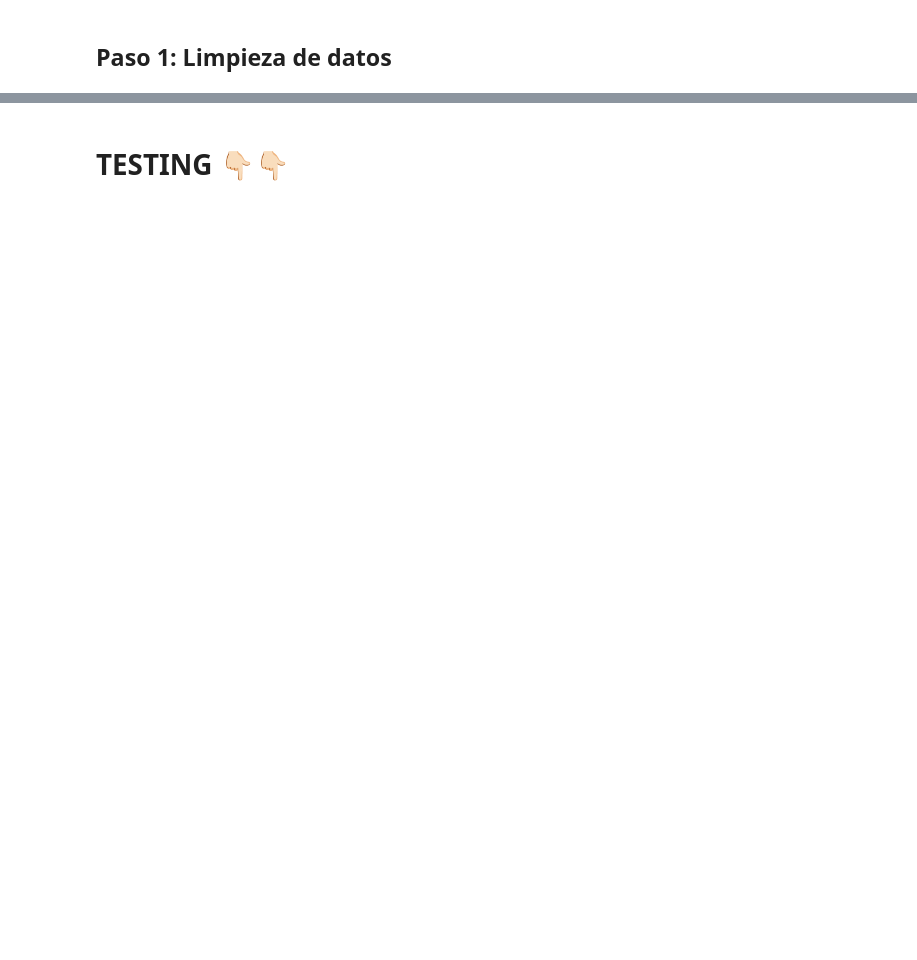
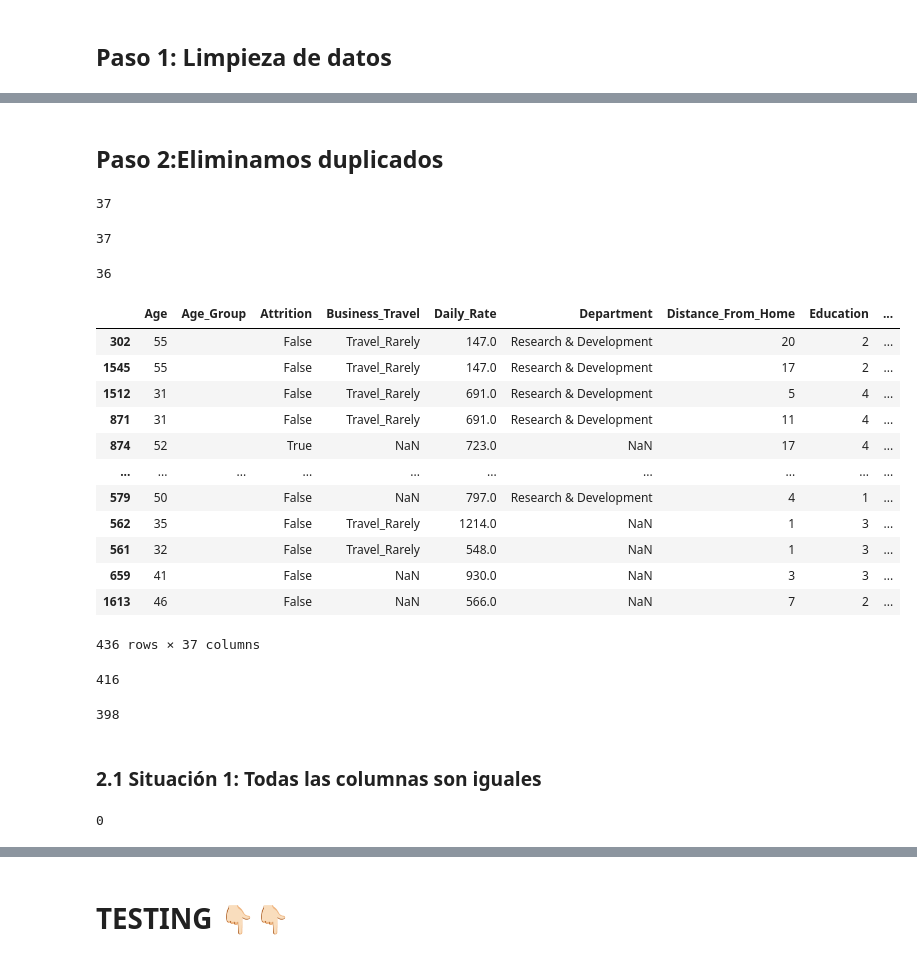
Before and after one commit to nuriancg/project-da-promo-H-module-3-team-1, a Jupyter notebook: Fase2_Nuria.ipynb, the cells around one changed output, grey strips where cells are left out. Saved outputs shown, nothing was run; the diff lists cells and outputs as text; code cells hidden in the pictures; blank space fills up the shorter version.

```diff
--- a/Fase2_Nuria.ipynb
+++ b/Fase2_Nuria.ipynb
@@ -294,0 +207,5 @@ hrd.drop_duplicates(subset=lista_columnas,keep='last',inplace=True)
+# %%
+lista_col_int_nulos=['Employee_Number','Hourly_Rate','Performance_Rating','Total_Working_Years','Work_Life_Balance','Years_In_Current_Role']
+
+for col in lista_col_int_nulos:
+    df[col]=df[col].replace({'nan':99999,'NaN':99999, 'Not Available':99999})
@@ -294,0 +214,5 @@ hrd.drop_duplicates(subset=lista_columnas,keep='last',inplace=True)
+# %%
+lista_col_to_int=['Age','Distance_From_Home','Employee_Number','Environment_Satisfaction','Hourly_Rate','Job_Involvement','Total_Working_Years','Performance_Rating','Years_In_Current_Role','Work_Life_Balance']
+
+for col in lista_col_to_int:
+    df[col] = df[col].astype(int)
@@ -294,0 +221,5 @@ hrd.drop_duplicates(subset=lista_columnas,keep='last',inplace=True)
+# %%
+lista_col_to_float=['Daily_Rate','Monthly_Income','Monthly_Rate','Standard_Hours']
+
+for col in lista_col_to_float:
+    df[col] = df[col].astype(float)
@@ -294,0 +228,18 @@ hrd.drop_duplicates(subset=lista_columnas,keep='last',inplace=True)
+# %%
+lista_col_to_bool=['Remote_Work']
+
+for col in lista_col_to_bool:
+    df[col] = df[col].astype(bool)
+# %% [markdown]
+## Paso 2:Eliminamos duplicados
+# %%
+#Obtenemos el listado del nombre de las columnas del DF
+lista_col_names = set(df.columns.tolist())
+len(lista_col_names)
+# %% [output]
+37
+# %%
+nueva_lista_2 = lista_col_names
+len(nueva_lista_2)
+# %% [output]
+37
@@ -294,0 +248,39 @@ hrd.drop_duplicates(subset=lista_columnas,keep='last',inplace=True)
+# %%
+len(lista_col_names)
+# %% [output]
+36
+# %%
+#Obtenemos un df de los duplicados
+df_duplicados = df[df['Employee_Number'].isin(df['Employee_Number'][df['Employee_Number'].duplicated()])].sort_values('Employee_Number')
+df_duplicados
+# %% [output]
+|  | Age | Age_Group | Attrition | Business_Travel | Daily_Rate | Department | Distance_From_Home | Education | ... |
+| 302 | 55 |  | False | Travel_Rarely | 147.0 | Research & Development | 20 | 2 | ... |
+| 1545 | 55 |  | False | Travel_Rarely | 147.0 | Research & Development | 17 | 2 | ... |
+| 1512 | 31 |  | False | Travel_Rarely | 691.0 | Research & Development | 5 | 4 | ... |
+| 871 | 31 |  | False | Travel_Rarely | 691.0 | Research & Development | 11 | 4 | ... |
+| 874 | 52 |  | True | NaN | 723.0 | NaN | 17 | 4 | ... |
+| ... | ... | ... | ... | ... | ... | ... | ... | ... | ... |
+| 579 | 50 |  | False | NaN | 797.0 | Research & Development | 4 | 1 | ... |
+| 562 | 35 |  | False | Travel_Rarely | 1214.0 | NaN | 1 | 3 | ... |
+| 561 | 32 |  | False | Travel_Rarely | 548.0 | NaN | 1 | 3 | ... |
+| 659 | 41 |  | False | NaN | 930.0 | NaN | 3 | 3 | ... |
+| 1613 | 46 |  | False | NaN | 566.0 | NaN | 7 | 2 | ... |
+436 rows × 37 columns
+# %%
+#Comprobamos cuantos duplicados tenemos en 'Employee_Number'
+df['Employee_Number'].duplicated().sum()
+# %% [output]
+416
+# %%
+#Comprobamos la cantidad que tenemos de 'Employee_Number'==99999
+df[df['Employee_Number']==99999].shape[0]
+# %% [output]
+398
+# %% [markdown]
+### 2.1 Situación 1: Todas las columnas son iguales
+# %%
+#Comprobamos el número de duplicados en el DF
+df.duplicated().sum()
+# %% [output]
+0
```
Also changed, not shown: parts of 97 cells of this notebook.
